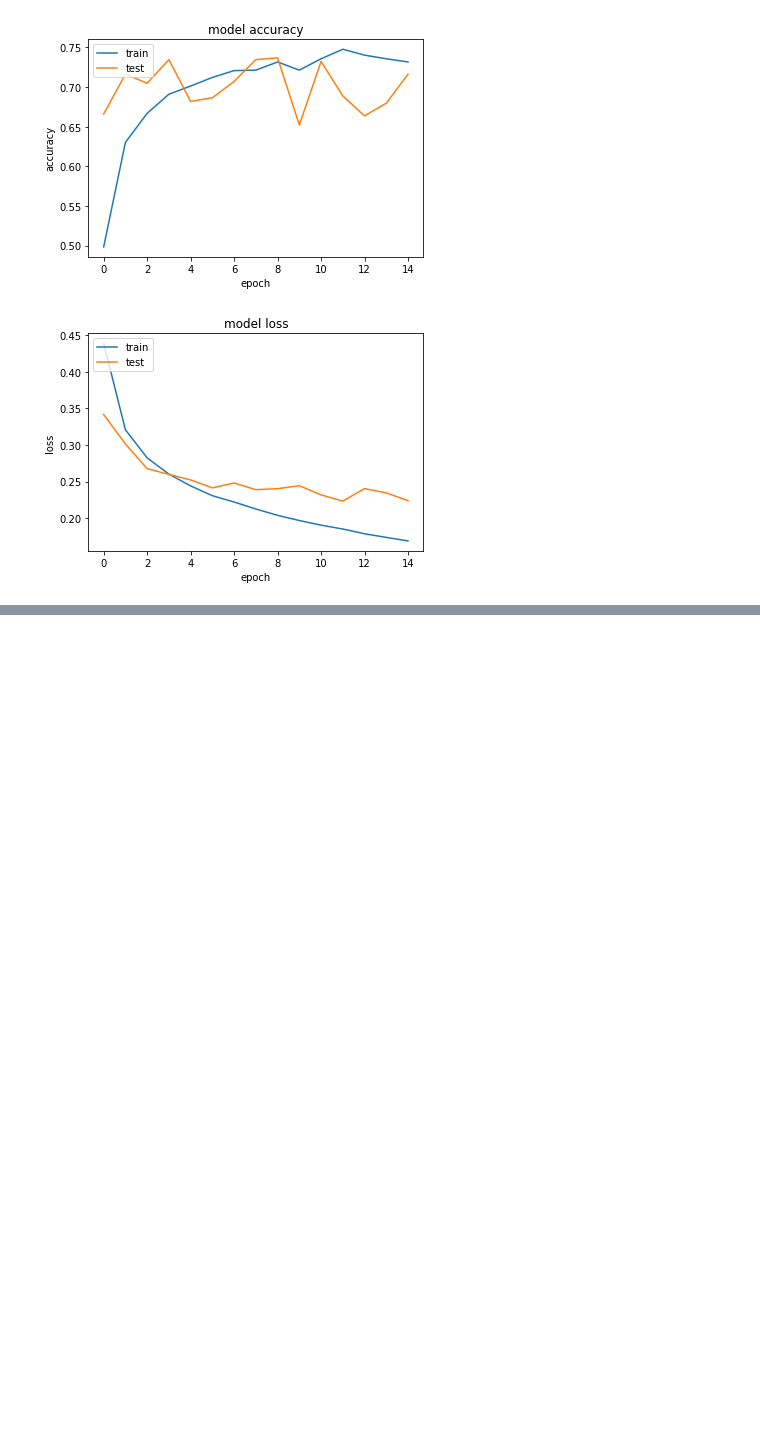
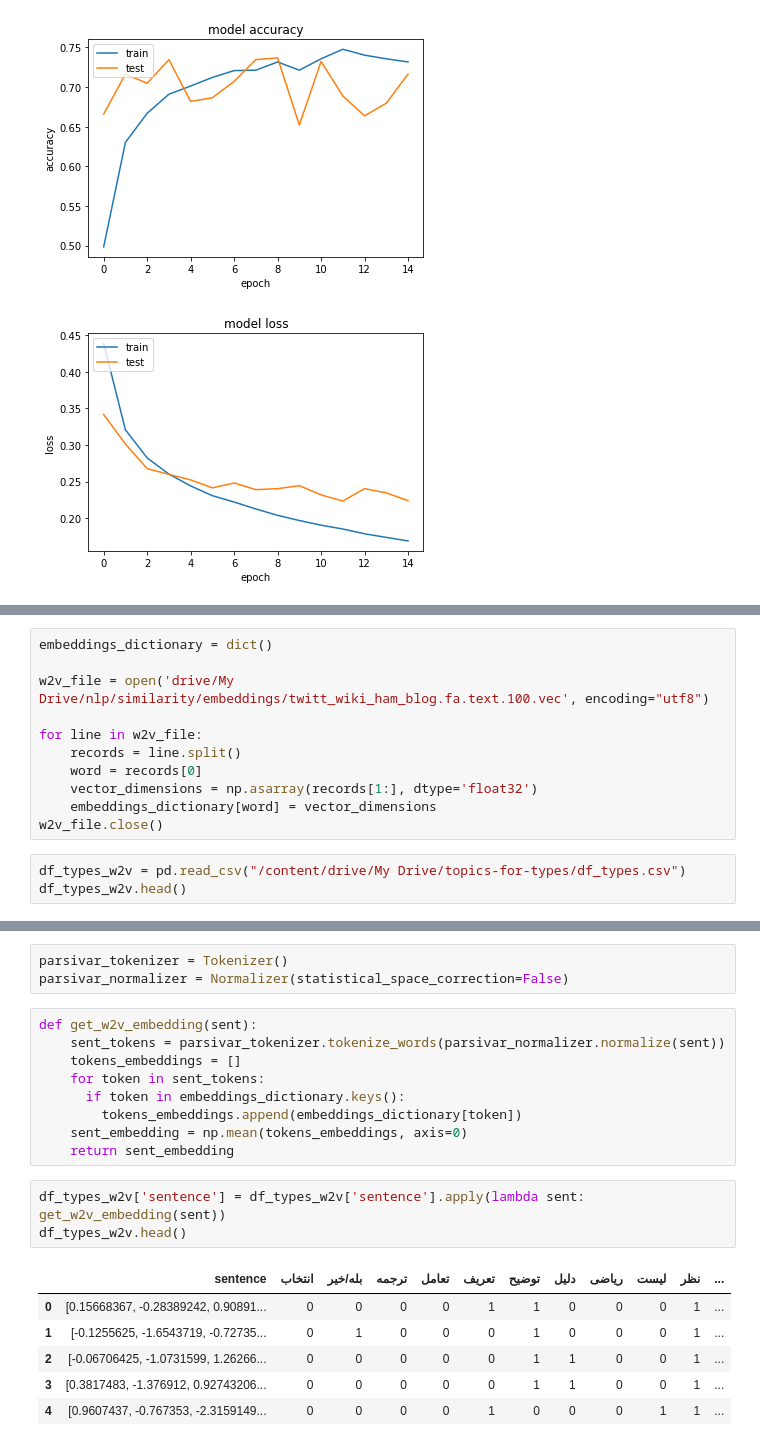
Before and after one commit to AliAkbarBadri/q-type-topic, a Jupyter notebook: types.ipynb, the cells around one changed output, grey strips where cells are left out. Drawn from its saved outputs; the diff is of its cells as text; blank space fills up the shorter version.

Commit message:
Add W2V+FF to types

```diff
--- a/types.ipynb
+++ b/types.ipynb
@@ -437,0 +444,14 @@ plt.show()
+# %%
+embeddings_dictionary = dict()
+
+w2v_file = open('drive/My Drive/nlp/similarity/embeddings/twitt_wiki_ham_blog.fa.text.100.vec', encoding="utf8")
+
+for line in w2v_file:
+    records = line.split()
+    word = records[0]
+    vector_dimensions = np.asarray(records[1:], dtype='float32')
+    embeddings_dictionary[word] = vector_dimensions
+w2v_file.close()
+# %%
+df_types_w2v = pd.read_csv("/content/drive/My Drive/topics-for-types/df_types.csv")
+df_types_w2v.head()
@@ -437,0 +465,22 @@ plt.show()
+# %%
+parsivar_tokenizer = Tokenizer()
+parsivar_normalizer = Normalizer(statistical_space_correction=False)
+# %%
+def get_w2v_embedding(sent):
+    sent_tokens = parsivar_tokenizer.tokenize_words(parsivar_normalizer.normalize(sent))
+    tokens_embeddings = []
+    for token in sent_tokens:
+      if token in embeddings_dictionary.keys():
+        tokens_embeddings.append(embeddings_dictionary[token])
+    sent_embedding = np.mean(tokens_embeddings, axis=0)
+    return sent_embedding
+# %%
+df_types_w2v['sentence'] = df_types_w2v['sentence'].apply(lambda sent: get_w2v_embedding(sent))
+df_types_w2v.head()
+# %% [output]
+|  | sentence | انتخاب | بله/خیر | ترجمه | تعامل | تعریف | توضیح | دلیل | ریاضی | لیست | نظر | ... |
+| 0 | [0.15668367, -0.28389242, 0.90891... | 0 | 0 | 0 | 0 | 1 | 1 | 0 | 0 | 0 | 1 | ... |
+| 1 | [-0.1255625, -1.6543719, -0.72735... | 0 | 1 | 0 | 0 | 0 | 1 | 0 | 0 | 0 | 1 | ... |
+| 2 | [-0.06706425, -1.0731599, 1.26266... | 0 | 0 | 0 | 0 | 0 | 1 | 1 | 0 | 0 | 1 | ... |
+| 3 | [0.3817483, -1.376912, 0.92743206... | 0 | 0 | 0 | 0 | 0 | 1 | 1 | 0 | 0 | 1 | ... |
+| 4 | [0.9607437, -0.767353, -2.3159149... | 0 | 0 | 0 | 0 | 1 | 0 | 0 | 0 | 1 | 1 | ... |
```
Also changed, not shown: parts of 12 cells of this notebook.
